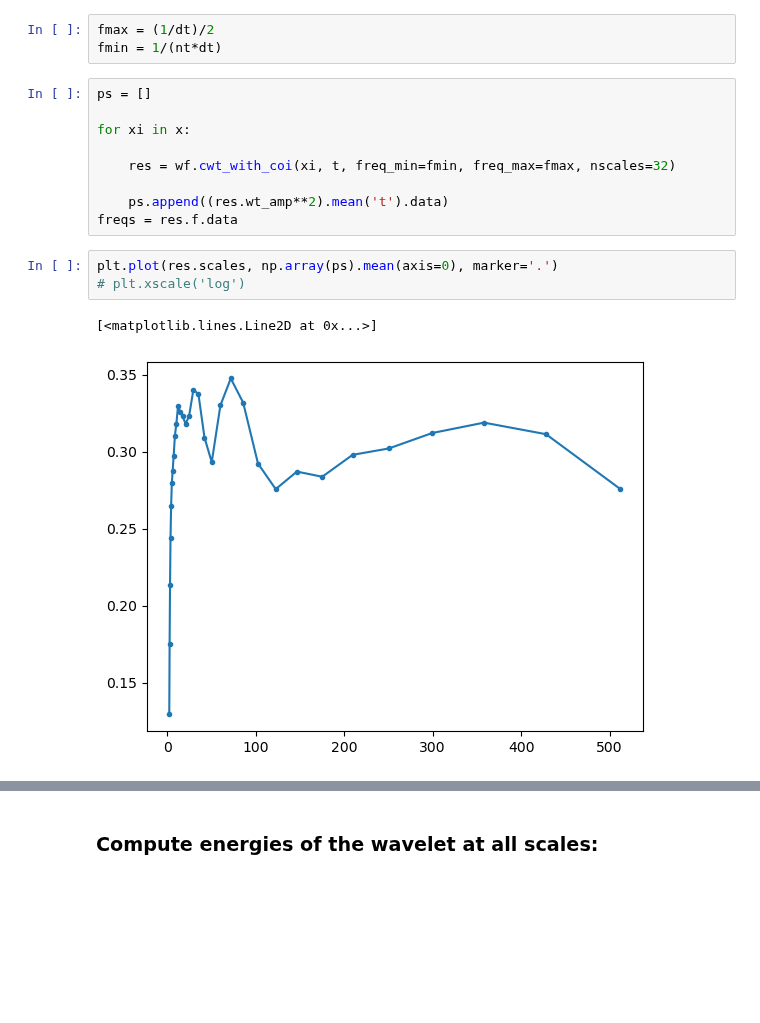
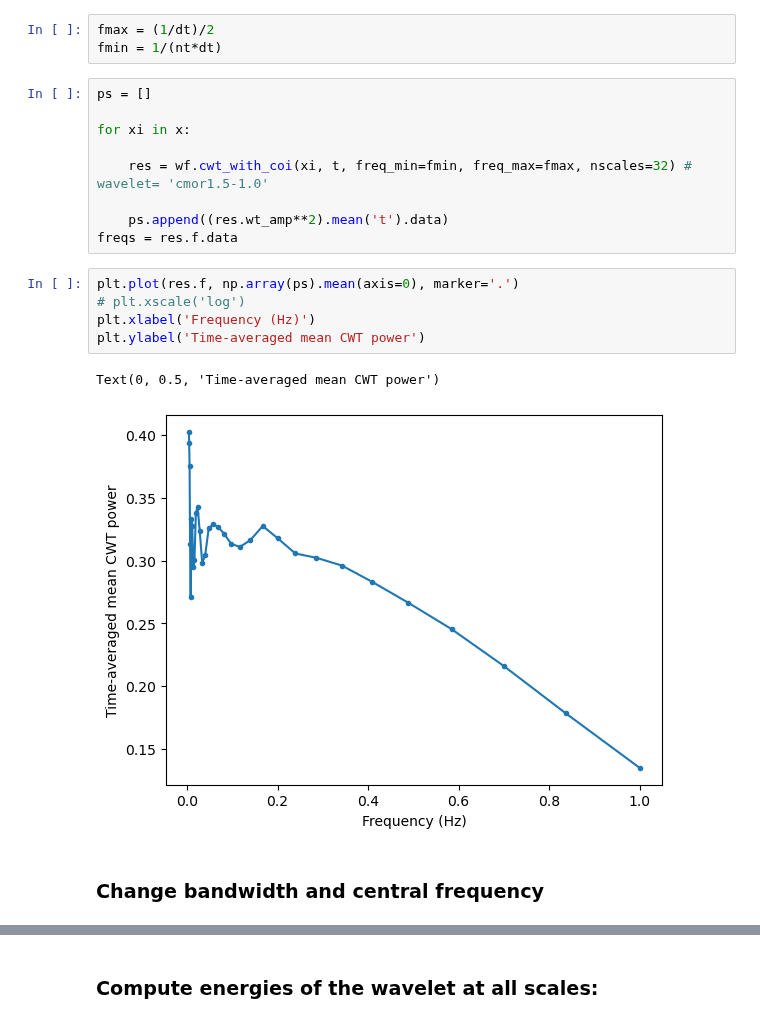
Before and after one commit to Maliboue/time_freq_lib, a Jupyter notebook: examples/check_cwt/cwt_of_white_noise.ipynb, the cells around one changed output, grey strips where cells are left out. Saved outputs shown, nothing was run; the diff lists cells and outputs as text; blank space fills up the shorter version.

```diff
--- a/examples/check_cwt/cwt_of_white_noise.ipynb
+++ b/examples/check_cwt/cwt_of_white_noise.ipynb
@@ -19,13 +19,17 @@ ps = []
 
 for xi in x:
 
-    res = wf.cwt_with_coi(xi, t, freq_min=fmin, freq_max=fmax, nscales=32)
+    res = wf.cwt_with_coi(xi, t, freq_min=fmin, freq_max=fmax, nscales=32) # wavelet= 'cmor1.5-1.0'
 
     ps.append((res.wt_amp**2).mean('t').data)
 freqs = res.f.data
-# %%
-plt.plot(res.scales, np.array(ps).mean(axis=0), marker='.')
-# plt.xscale('log')
-# %% [output]
-[<matplotlib.lines.Line2D at 0x...>]
-[figure, removed]
+# %%
+plt.plot(res.f, np.array(ps).mean(axis=0), marker='.')
+# plt.xscale('log')
+plt.xlabel('Frequency (Hz)')
+plt.ylabel('Time-averaged mean CWT power')
+# %% [output]
+Text(0, 0.5, 'Time-averaged mean CWT power')
+[figure, added]
+# %% [markdown]
+### Change bandwidth and central frequency
```
Also changed, not shown: parts of 2 cells of this notebook, 1 other file.
